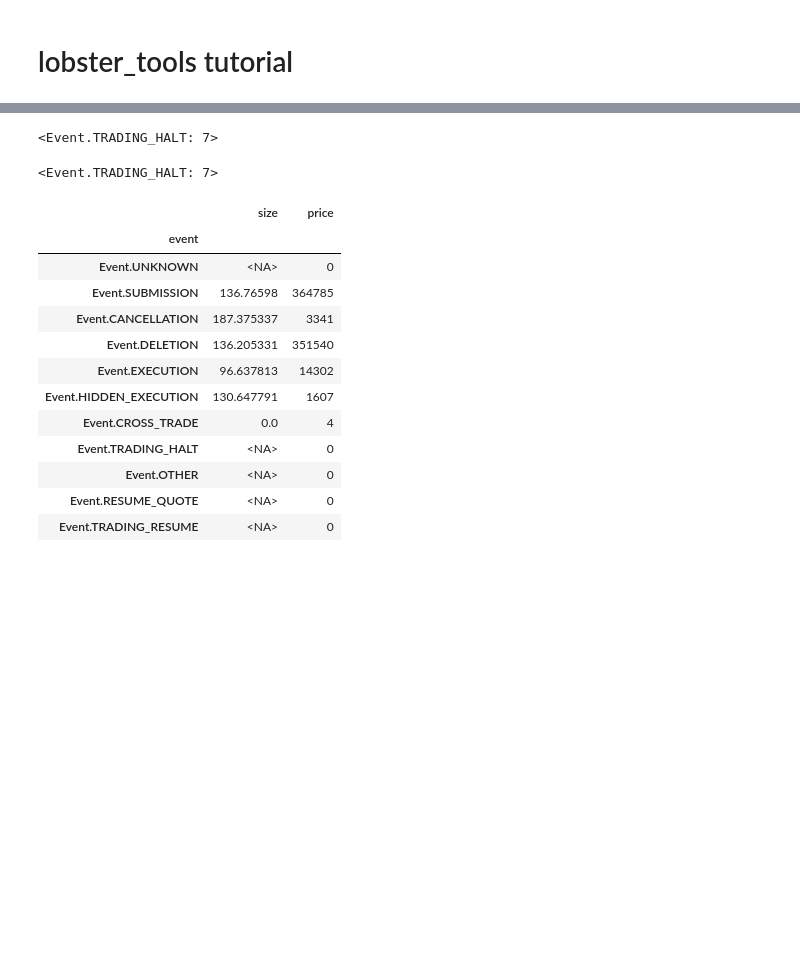
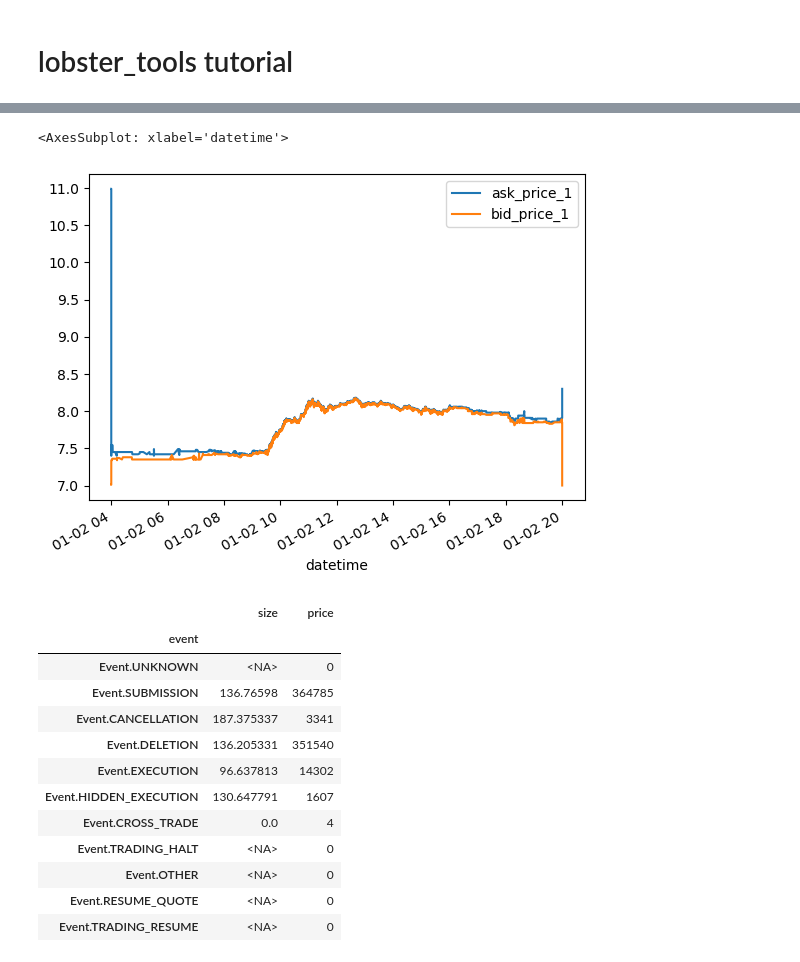
Before and after one commit to n-petit/lobster_tools, a Jupyter notebook: notebooks/tutorial.ipynb, the cells around one changed output, grey strips where cells are left out. Cells and saved outputs as stored; diff of their text form; code cells hidden in the pictures; blank space fills up the shorter version.

```diff
--- a/notebooks/tutorial.ipynb
+++ b/notebooks/tutorial.ipynb
@@ -41,2 +52,3 @@ lobster.book
 # %%
-lobster.book.eval('new_col = (ask_price_1 + bid_price_1 ) / 2', inplace=True)
+lobster.book.eval('mid = (ask_price_1 + bid_price_1 ) / 2', inplace=True)
+lobster.book
@@ -64,11 +70,12 @@ event="submission"
-# %%
-Event(7)
-# %% [output]
-<Event.TRADING_HALT: 7>
-# %%
-Event.__dict__['TRADING_HALT']
-# %% [output]
-<Event.TRADING_HALT: 7>
+# %%
+(lobster
+ .book
+ .first_n_levels(1)
+ .plot(y=['ask_price_1', 'bid_price_1'])
+ )
+# %% [output]
+<AxesSubplot: xlabel='datetime'>
+[figure, added]
 # %%
 # TODO groupby EventGroups
 lobster.messages.groupby(by="event").agg({'size':'mean', 'price':'count'})
```
Also changed, not shown: parts of 20 cells of this notebook.
